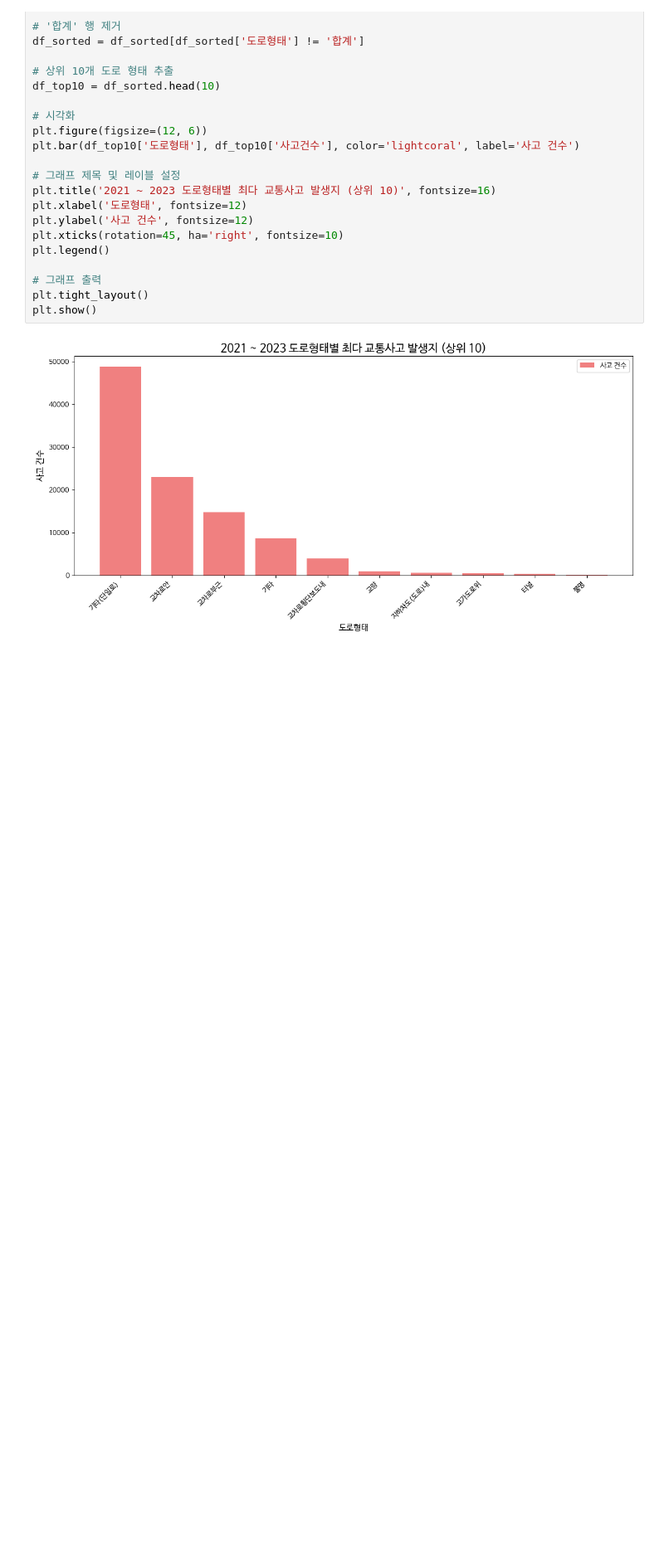
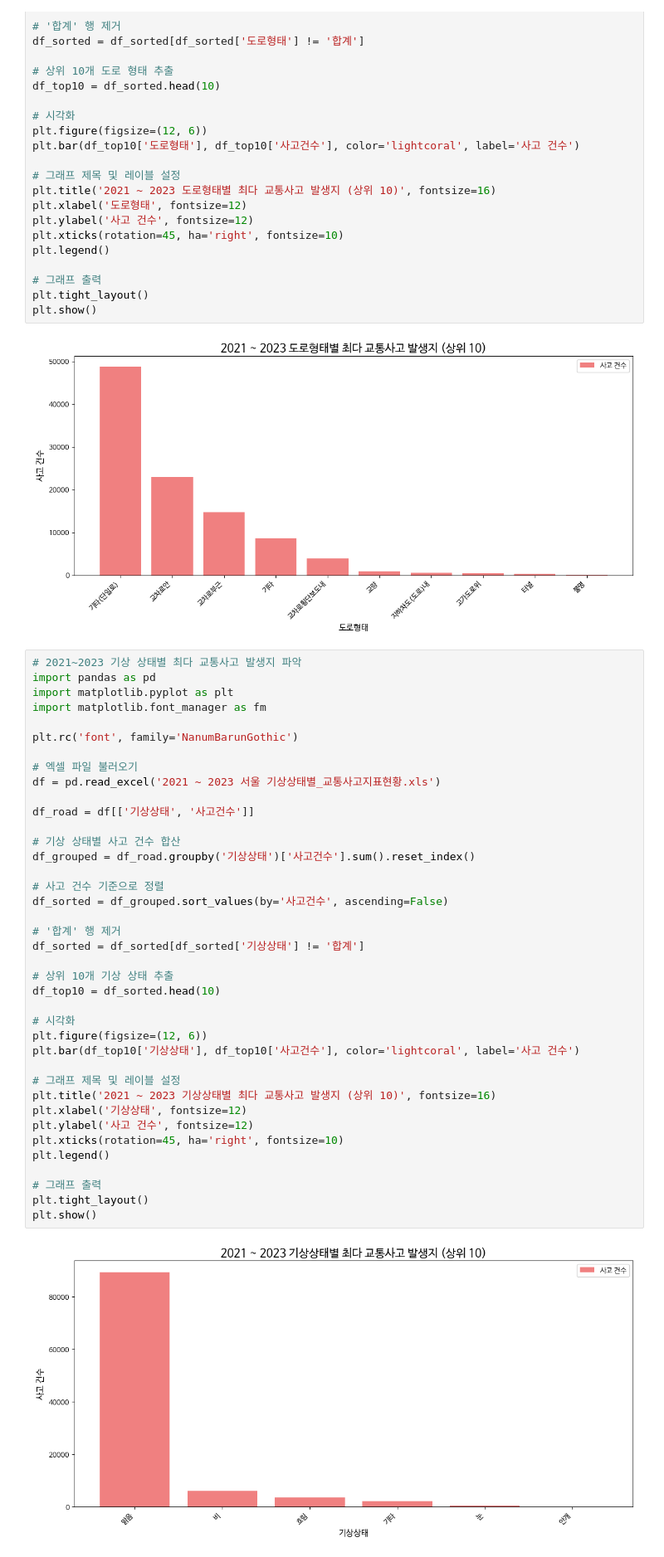
Before and after one commit to CodingCat-Jung/SmartCity, a Jupyter notebook: SmartCity01.ipynb, the cells around one changed output. Shown at 83% size. Saved outputs shown, nothing was run; the diff lists cells and outputs as text; blank space fills up the shorter version.

```diff
--- a/SmartCity01.ipynb
+++ b/SmartCity01.ipynb
@@ -187,3 +187,44 @@ plt.tight_layout()
 plt.show()
 # %% [output]
 [figure]
+# %%
+# 2021~2023 기상 상태별 최다 교통사고 발생지 파악
+import pandas as pd
+import matplotlib.pyplot as plt
+import matplotlib.font_manager as fm
+
+plt.rc('font', family='NanumBarunGothic')
+
+# 엑셀 파일 불러오기
+df = pd.read_excel('2021 ~ 2023 서울 기상상태별_교통사고지표현황.xls')
+
+df_road = df[['기상상태', '사고건수']]
+
+# 기상 상태별 사고 건수 합산
+df_grouped = df_road.groupby('기상상태')['사고건수'].sum().reset_index()
+
+# 사고 건수 기준으로 정렬
+df_sorted = df_grouped.sort_values(by='사고건수', ascending=False)
+
+# '합계' 행 제거
+df_sorted = df_sorted[df_sorted['기상상태'] != '합계']
+
+# 상위 10개 기상 상태 추출
+df_top10 = df_sorted.head(10)
+
+# 시각화
+plt.figure(figsize=(12, 6))
+plt.bar(df_top10['기상상태'], df_top10['사고건수'], color='lightcoral', label='사고 건수')
+
+# 그래프 제목 및 레이블 설정
+plt.title('2021 ~ 2023 기상상태별 최다 교통사고 발생지 (상위 10)', fontsize=16)
+plt.xlabel('기상상태', fontsize=12)
+plt.ylabel('사고 건수', fontsize=12)
+plt.xticks(rotation=45, ha='right', fontsize=10)
+plt.legend()
+
+# 그래프 출력
+plt.tight_layout()
+plt.show()
+# %% [output]
+[figure, added]
```
